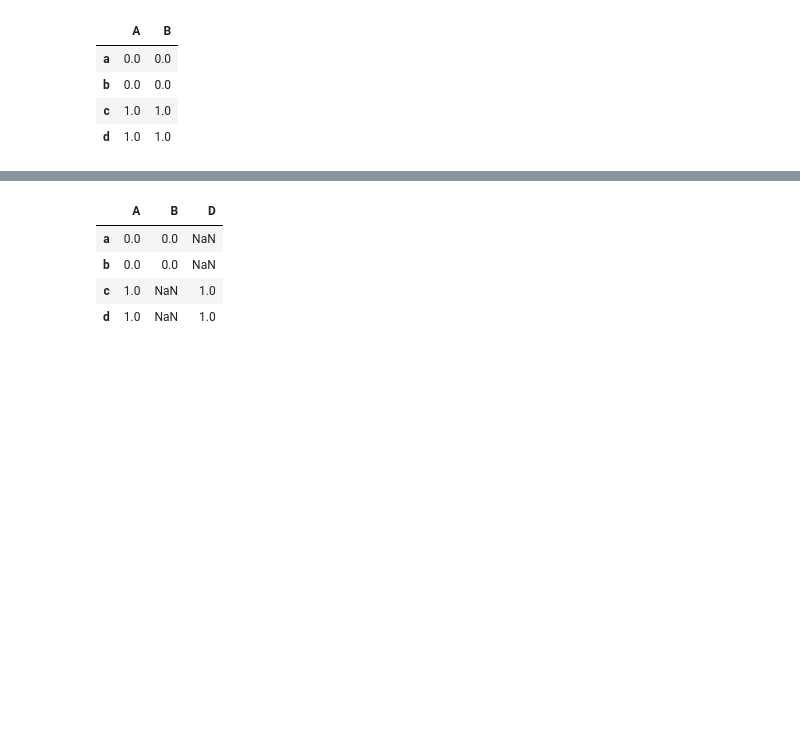
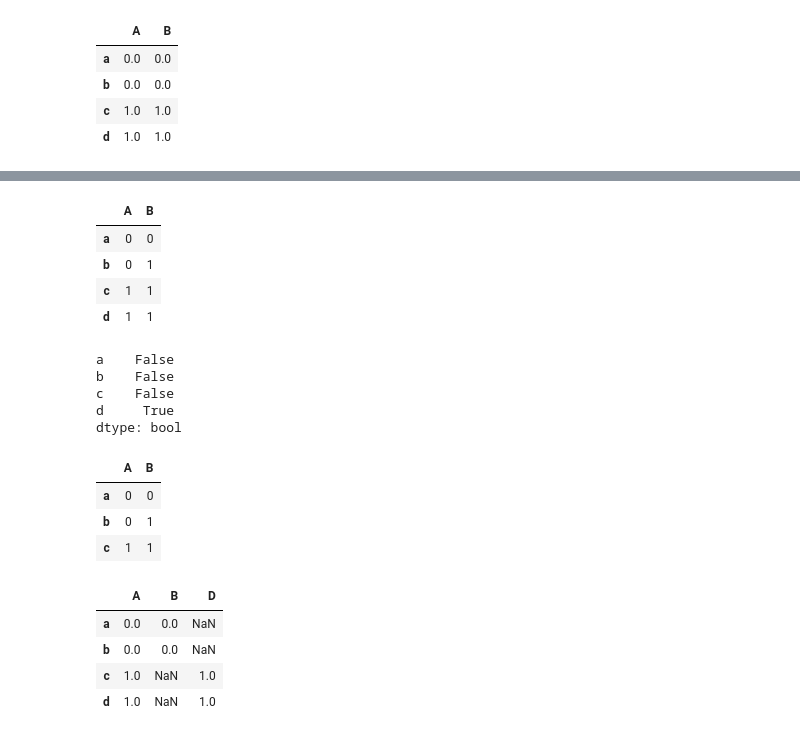
Before and after one commit to ken-100/Investment_Python, a Jupyter notebook: Basic/PD_NP/DataFrame.ipynb, the cells around one changed output, grey strips where cells are left out. Drawn from its saved outputs; the diff is of its cells as text; code cells hidden in the pictures; blank space fills up the shorter version.

```diff
--- a/Basic/PD_NP/DataFrame.ipynb
+++ b/Basic/PD_NP/DataFrame.ipynb
@@ -119,3 +131,25 @@ df
+# %%
+df = pd.DataFrame({"A": [0, 0, 1, 1],
+                   "B": [0, 1, 1, 1]},
+                  index=["a", "b", "c","d"])
+display(df)
+display(df.duplicated())
+df.drop_duplicates()
+# %% [output]
+|  | A | B |
+| a | 0 | 0 |
+| b | 0 | 1 |
+| c | 1 | 1 |
+| d | 1 | 1 |
+a    False
+b    False
+c    False
+d     True
+dtype: bool
+|  | A | B |
+| a | 0 | 0 |
+| b | 0 | 1 |
+| c | 1 | 1 |
 # %%
 df0 = pd.DataFrame(np.zeros([2,2]), index = ["a","b"], columns = ["A","B"])
 df1 = pd.DataFrame(np.ones([2,2]), index = ["c","d"], columns = ["A","D"])
```
Also changed, not shown: parts of 3 cells of this notebook.
